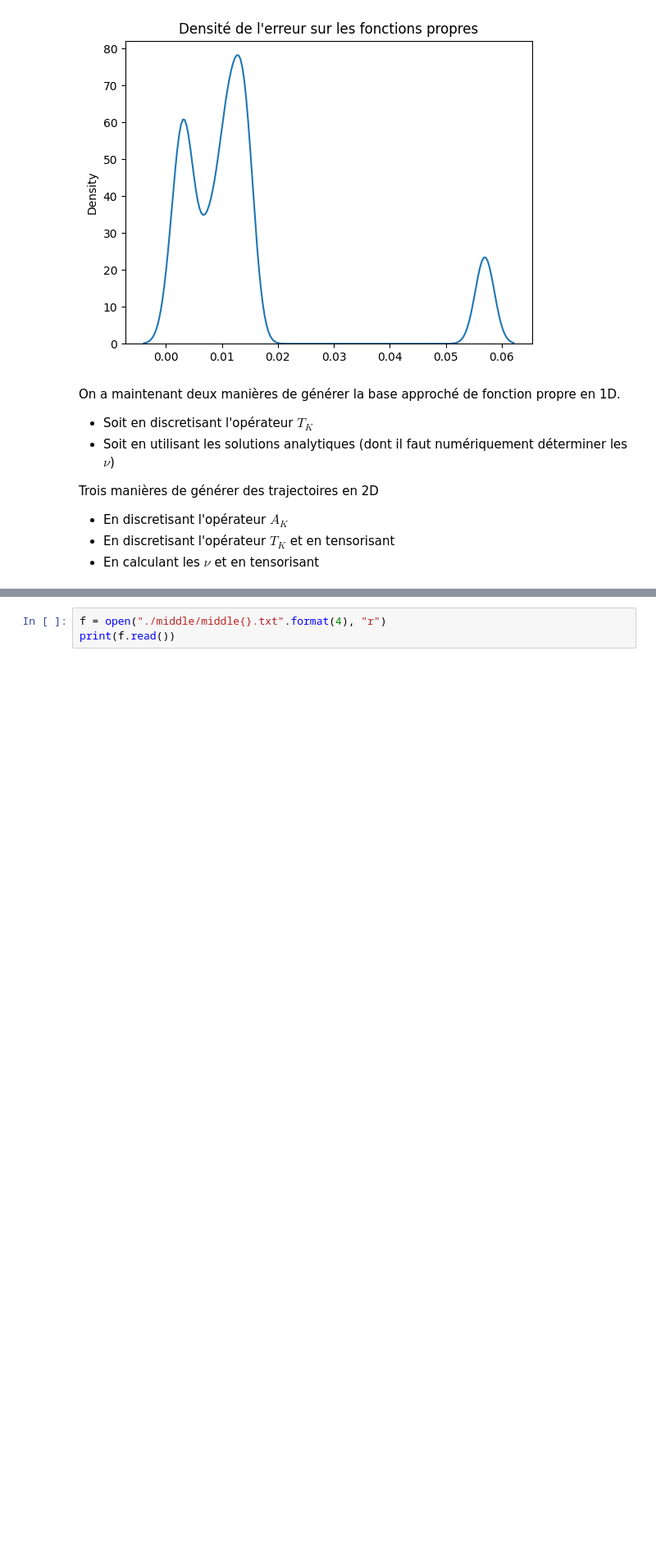
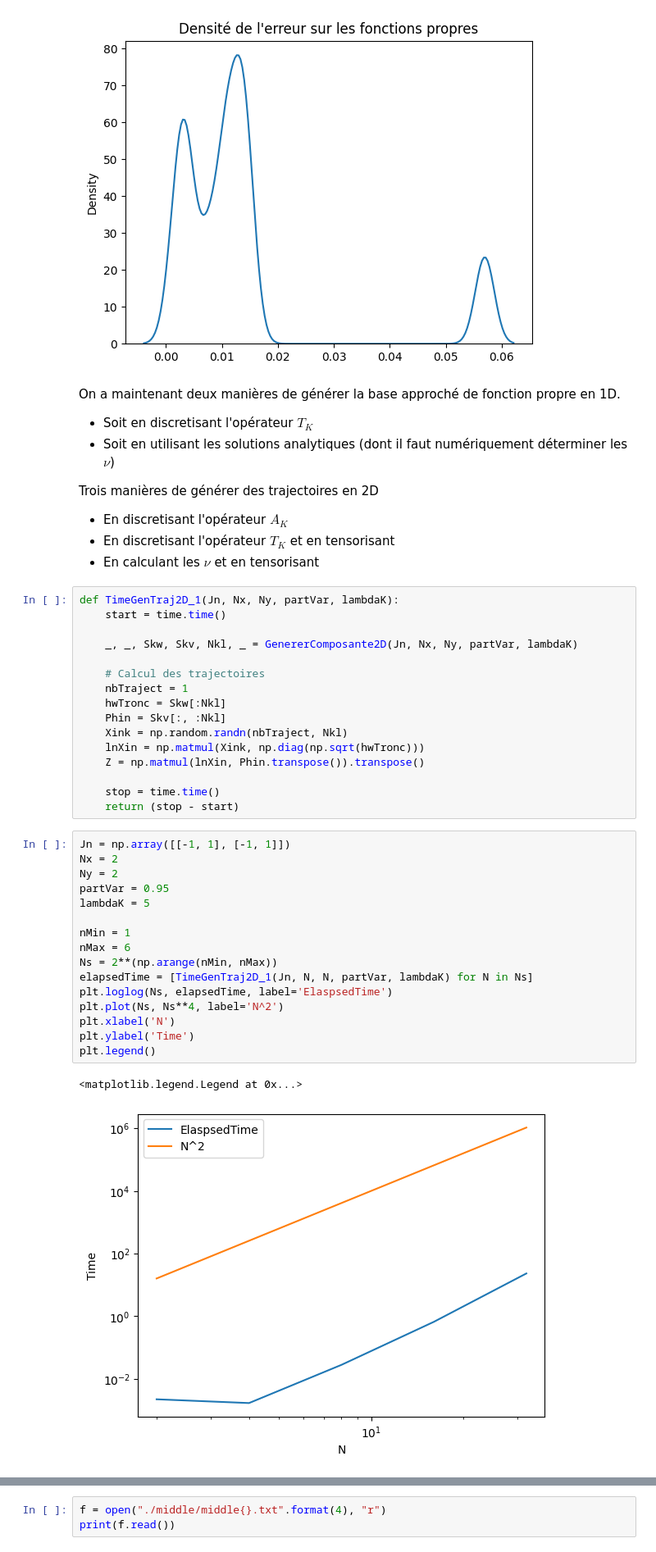
Before and after one commit to Davidson-Lova/StatsGauss, a Jupyter notebook: StatsDavidson.ipynb, the cells around one changed output, grey strips where cells are left out. Shown at 82% size. Drawn from its saved outputs; the diff is of its cells as text; blank space fills up the shorter version.

```diff
--- a/StatsDavidson.ipynb
+++ b/StatsDavidson.ipynb
@@ -1012,3 +1012,38 @@ Trois manières de générer des trajectoires en 2D
 + En discretisant l'opérateur $A_K$
 + En discretisant l'opérateur $T_K$ et en tensorisant
 + En calculant les $\nu$ et en tensorisant
+# %%
+def TimeGenTraj2D_1(Jn, Nx, Ny, partVar, lambdaK):
+    start = time.time()
+
+    _, _, Skw, Skv, Nkl, _ = GenererComposante2D(Jn, Nx, Ny, partVar, lambdaK)
+
+    # Calcul des trajectoires
+    nbTraject = 1
+    hwTronc = Skw[:Nkl]
+    Phin = Skv[:, :Nkl]
+    Xink = np.random.randn(nbTraject, Nkl)
+    lnXin = np.matmul(Xink, np.diag(np.sqrt(hwTronc)))
+    Z = np.matmul(lnXin, Phin.transpose()).transpose()
+
+    stop = time.time()
+    return (stop - start)
+# %%
+Jn = np.array([[-1, 1], [-1, 1]])
+Nx = 2
+Ny = 2
+partVar = 0.95
+lambdaK = 5
+
+nMin = 1
+nMax = 6
+Ns = 2**(np.arange(nMin, nMax))
+elapsedTime = [TimeGenTraj2D_1(Jn, N, N, partVar, lambdaK) for N in Ns]
+plt.loglog(Ns, elapsedTime, label='ElaspsedTime')
+plt.plot(Ns, Ns**4, label='N^2')
+plt.xlabel('N')
+plt.ylabel('Time')
+plt.legend()
+# %% [output]
+<matplotlib.legend.Legend at 0x...>
+[figure, added]
```
Also changed, not shown: parts of 4 cells of this notebook.
